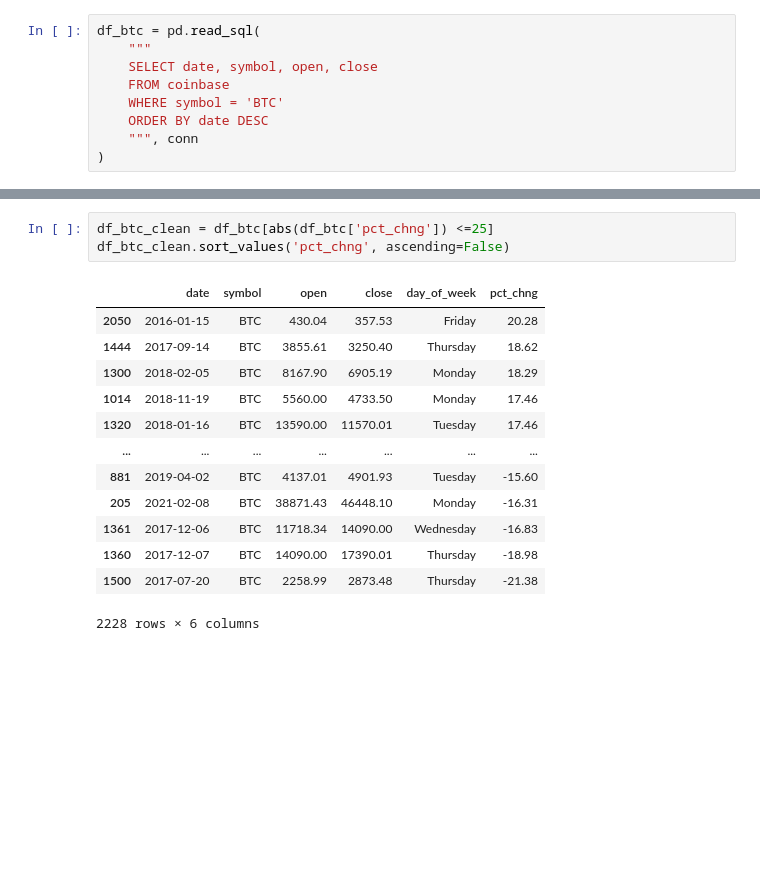
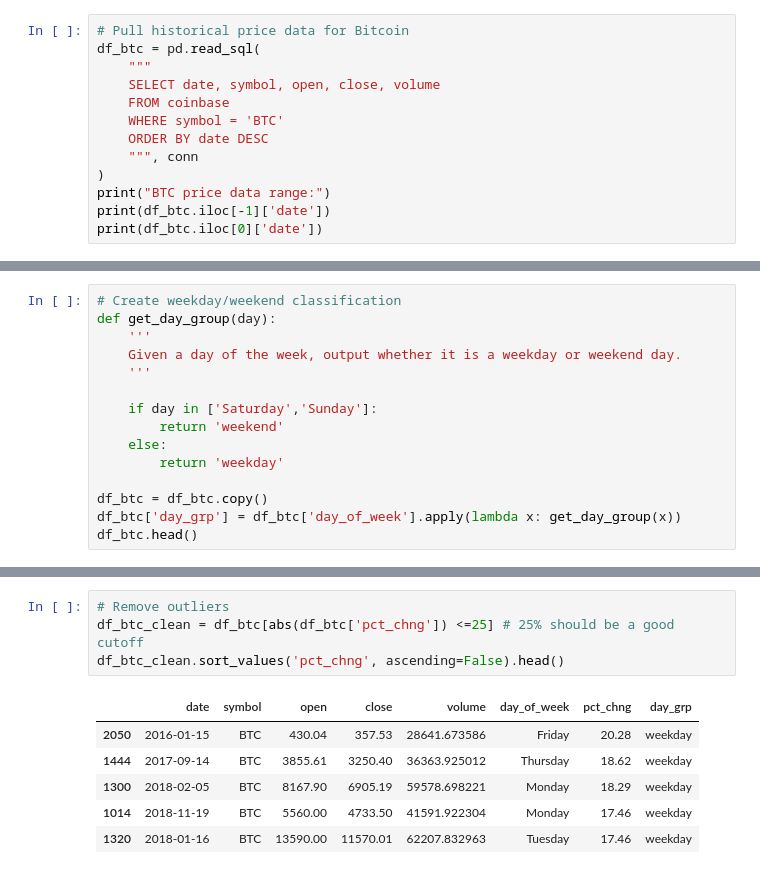
Before and after one commit to gfidanli/crypto-algo-trading, a Jupyter notebook: trading_studies/day_of_week.ipynb, the cells around one changed output, grey strips where cells are left out. Saved outputs shown, nothing was run; the diff lists cells and outputs as text; blank space fills up the shorter version.

```diff
--- a/trading_studies/day_of_week.ipynb
+++ b/trading_studies/day_of_week.ipynb
@@ -14,9 +20,13 @@ c = conn.cursor()
 # %%
+# Pull historical price data for Bitcoin
 df_btc = pd.read_sql(
     """
-    SELECT date, symbol, open, close
+    SELECT date, symbol, open, close, volume
     FROM coinbase
     WHERE symbol = 'BTC'
     ORDER BY date DESC
     """, conn
 )
+print("BTC price data range:")
+print(df_btc.iloc[-1]['date'])
+print(df_btc.iloc[0]['date'])
@@ -55,0 +72,15 @@ df_btc.head(10)
+# %%
+# Create weekday/weekend classification
+def get_day_group(day):
+    '''
+    Given a day of the week, output whether it is a weekday or weekend day.
+    '''
+
+    if day in ['Saturday','Sunday']:
+        return 'weekend'
+    else:
+        return 'weekday'
+
+df_btc = df_btc.copy()
+df_btc['day_grp'] = df_btc['day_of_week'].apply(lambda x: get_day_group(x))
+df_btc.head()
@@ -74,17 +115,11 @@ df_btc.sort_values('pct_chng', ascending=False)
 # %%
-df_btc_clean = df_btc[abs(df_btc['pct_chng']) <=25]
-df_btc_clean.sort_values('pct_chng', ascending=False)
+# Remove outliers
+df_btc_clean = df_btc[abs(df_btc['pct_chng']) <=25] # 25% should be a good cutoff
+df_btc_clean.sort_values('pct_chng', ascending=False).head()
 # %% [output]
-|  | date | symbol | open | close | day_of_week | pct_chng |
-| 2050 | 2016-01-15 | BTC | 430.04 | 357.53 | Friday | 20.28 |
-| 1444 | 2017-09-14 | BTC | 3855.61 | 3250.40 | Thursday | 18.62 |
-| 1300 | 2018-02-05 | BTC | 8167.90 | 6905.19 | Monday | 18.29 |
-| 1014 | 2018-11-19 | BTC | 5560.00 | 4733.50 | Monday | 17.46 |
-| 1320 | 2018-01-16 | BTC | 13590.00 | 11570.01 | Tuesday | 17.46 |
-| ... | ... | ... | ... | ... | ... | ... |
-| 881 | 2019-04-02 | BTC | 4137.01 | 4901.93 | Tuesday | -15.60 |
-| 205 | 2021-02-08 | BTC | 38871.43 | 46448.10 | Monday | -16.31 |
-| 1361 | 2017-12-06 | BTC | 11718.34 | 14090.00 | Wednesday | -16.83 |
-| 1360 | 2017-12-07 | BTC | 14090.00 | 17390.01 | Thursday | -18.98 |
-| 1500 | 2017-07-20 | BTC | 2258.99 | 2873.48 | Thursday | -21.38 |
+|  | date | symbol | open | close | volume | day_of_week | pct_chng | day_grp |
+| 2050 | 2016-01-15 | BTC | 430.04 | 357.53 | 28641.673586 | Friday | 20.28 | weekday |
+| 1444 | 2017-09-14 | BTC | 3855.61 | 3250.40 | 36363.925012 | Thursday | 18.62 | weekday |
+| 1300 | 2018-02-05 | BTC | 8167.90 | 6905.19 | 59578.698221 | Monday | 18.29 | weekday |
+| 1014 | 2018-11-19 | BTC | 5560.00 | 4733.50 | 41591.922304 | Monday | 17.46 | weekday |
+| 1320 | 2018-01-16 | BTC | 13590.00 | 11570.01 | 62207.832963 | Tuesday | 17.46 | weekday |
-2228 rows × 6 columns
```
Also changed, not shown: parts of 23 cells of this notebook.
